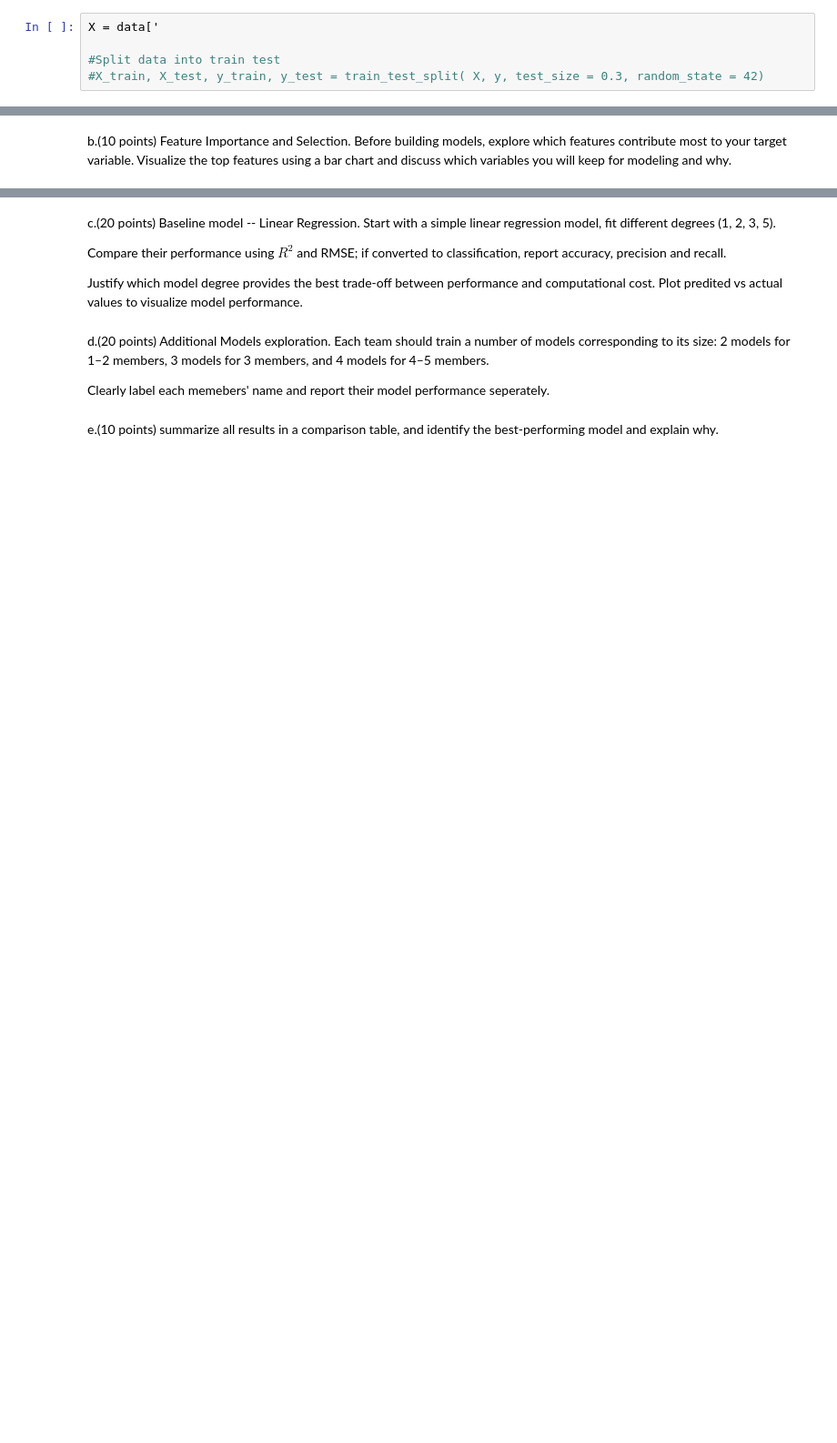
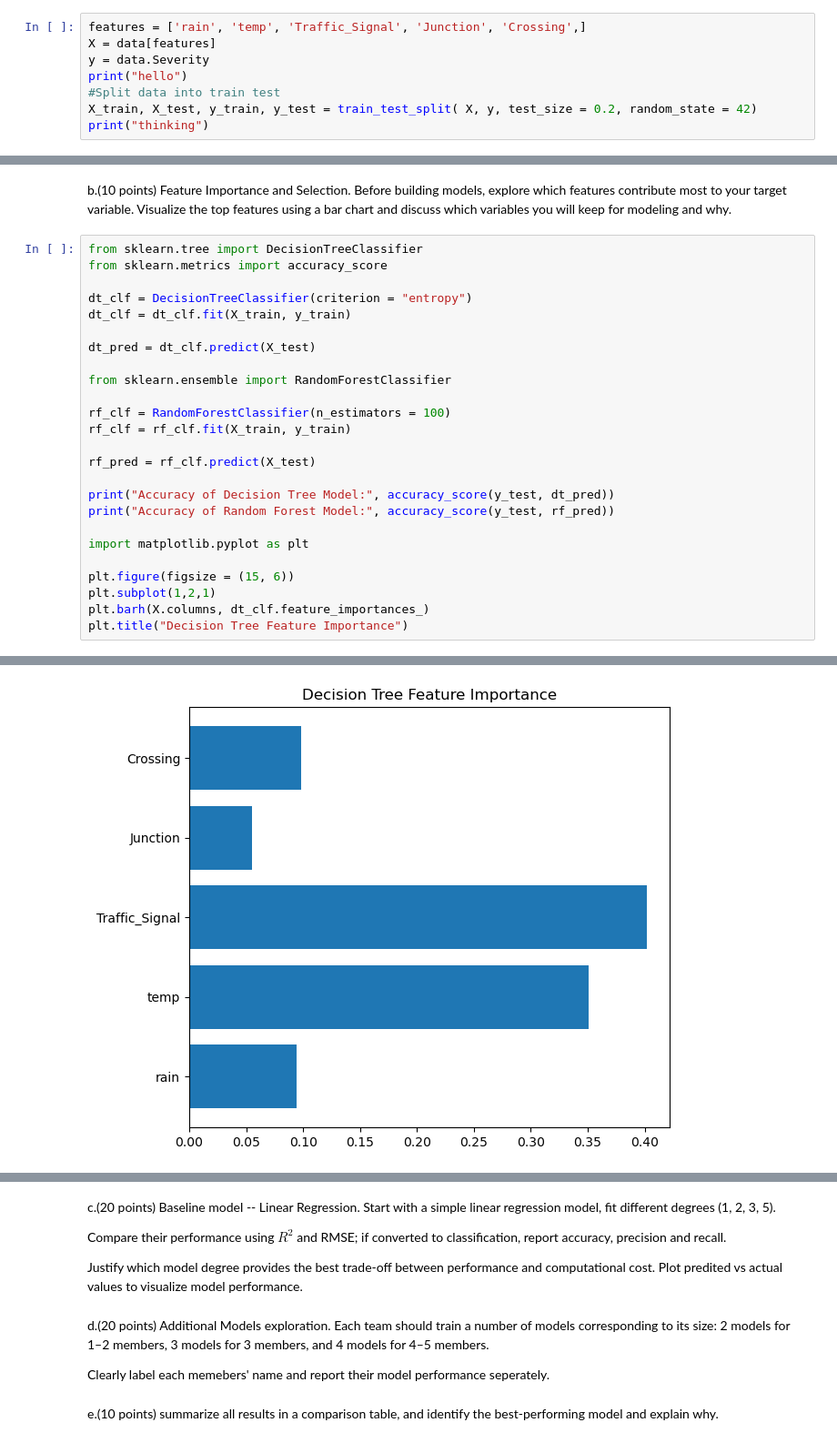
Before and after one commit to alexachegue/csc405-group11, a Jupyter notebook: notebooks/stage_III.ipynb, the cells around one changed output, grey strips where cells are left out. Shown at 91% size. Drawn from its saved outputs; the diff is of its cells as text; blank space fills up the shorter version.

Commit message:
bar graph

```diff
--- a/notebooks/stage_III.ipynb
+++ b/notebooks/stage_III.ipynb
@@ -164,7 +161,10 @@ a.(10 points) Define your group task, choose the most suitable ML problem type:
 # %% [markdown]
 Our ML problem type would fall under Classification our target variable is the Severity of an accident. Classification is most suituble because we are trying to prediect a category i.e. the Severity either being Low (Severity 1-2) or High (Severity 3-4).
 # %%
-X = data['
-
+features = ['rain', 'temp', 'Traffic_Signal', 'Junction', 'Crossing',]
+X = data[features]
+y = data.Severity
+print("hello")
 #Split data into train test
-#X_train, X_test, y_train, y_test = train_test_split( X, y, test_size = 0.3, random_state = 42)
+X_train, X_test, y_train, y_test = train_test_split( X, y, test_size = 0.2, random_state = 42)
+print("thinking")
@@ -171,2 +174,28 @@ X = data['
 # %% [markdown]
 b.(10 points) Feature Importance and Selection. Before building models, explore which features contribute most to your target variable. Visualize the top features using a bar chart and discuss which variables you will keep for modeling and why.
+# %%
+from sklearn.tree import DecisionTreeClassifier
+from sklearn.metrics import accuracy_score
+
+dt_clf = DecisionTreeClassifier(criterion = "entropy")
+dt_clf = dt_clf.fit(X_train, y_train)
+
+dt_pred = dt_clf.predict(X_test)
+
+from sklearn.ensemble import RandomForestClassifier
+
+rf_clf = RandomForestClassifier(n_estimators = 100)
+rf_clf = rf_clf.fit(X_train, y_train)
+
+rf_pred = rf_clf.predict(X_test)
+
+print("Accuracy of Decision Tree Model:", accuracy_score(y_test, dt_pred))
+print("Accuracy of Random Forest Model:", accuracy_score(y_test, rf_pred))
+
+import matplotlib.pyplot as plt
+
+plt.figure(figsize = (15, 6))
+plt.subplot(1,2,1)
+plt.barh(X.columns, dt_clf.feature_importances_)
+plt.title("Decision Tree Feature Importance")
+# %% [output]
@@ -172,0 +205 @@ b.(10 points) Feature Importance and Selection. Before building models, explore
+[figure, added]
```
Also changed, not shown: parts of 7 cells of this notebook.
